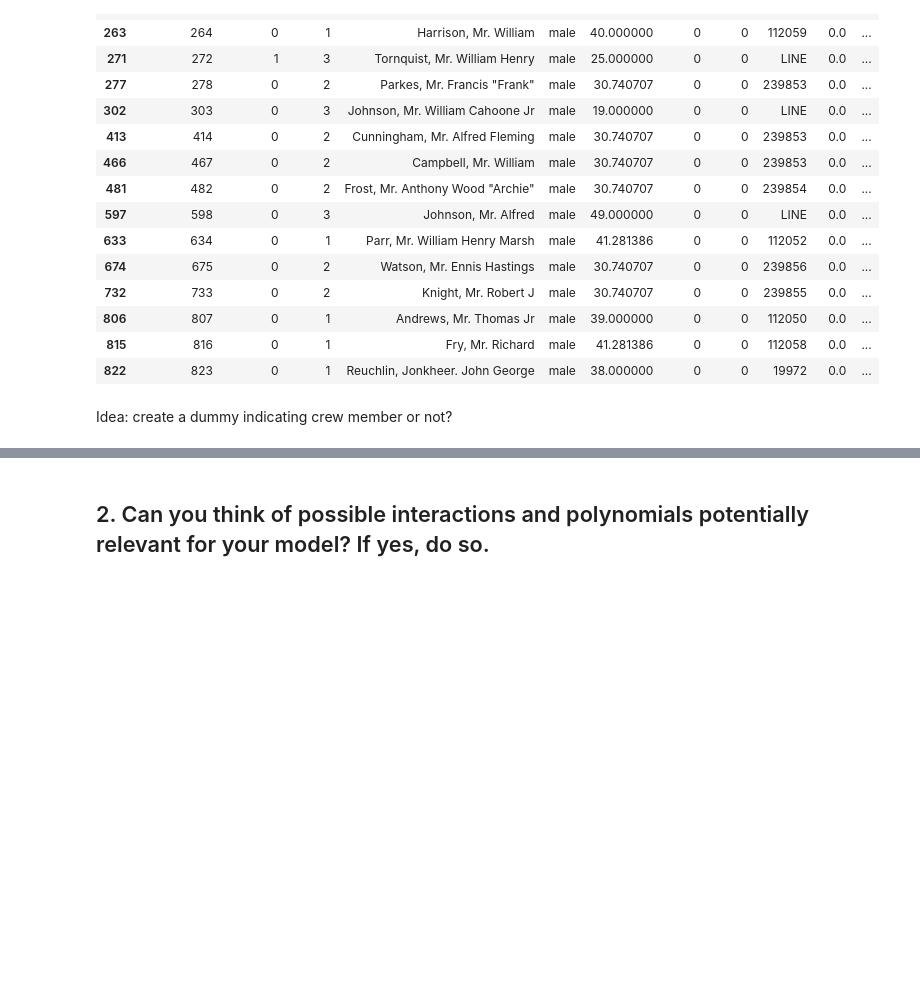
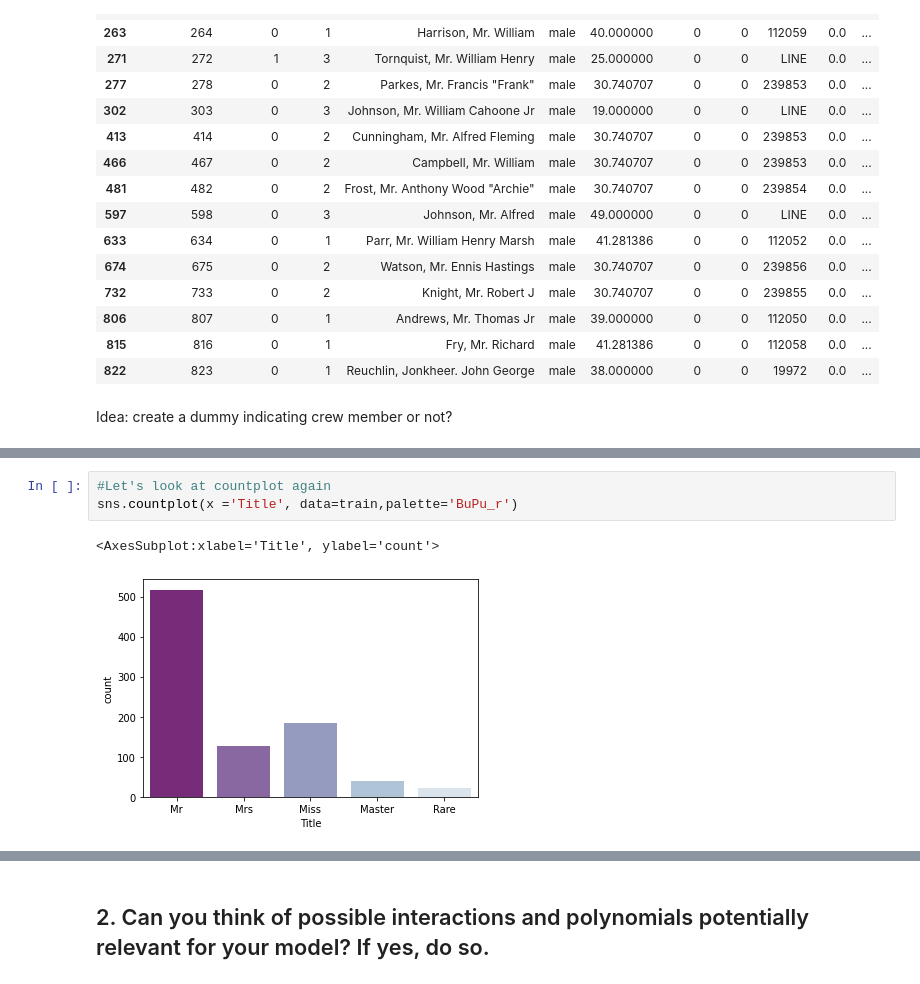
Before and after one commit to adamvig96/ML-for-NLP, a Jupyter notebook: Assignment-1/Assignment-1.ipynb, the cells around one changed output, grey strips where cells are left out. Drawn from its saved outputs; the diff is of its cells as text; blank space fills up the shorter version.

```diff
--- a/Assignment-1/Assignment-1.ipynb
+++ b/Assignment-1/Assignment-1.ipynb
@@ -221,0 +287,6 @@ Idea: create a dummy indicating crew member or not?
+# %%
+#Let's look at countplot again
+sns.countplot(x ='Title', data=train,palette='BuPu_r')
+# %% [output]
+<AxesSubplot:xlabel='Title', ylabel='count'>
+[figure, added]
```
Also changed, not shown: parts of 93 cells of this notebook.
